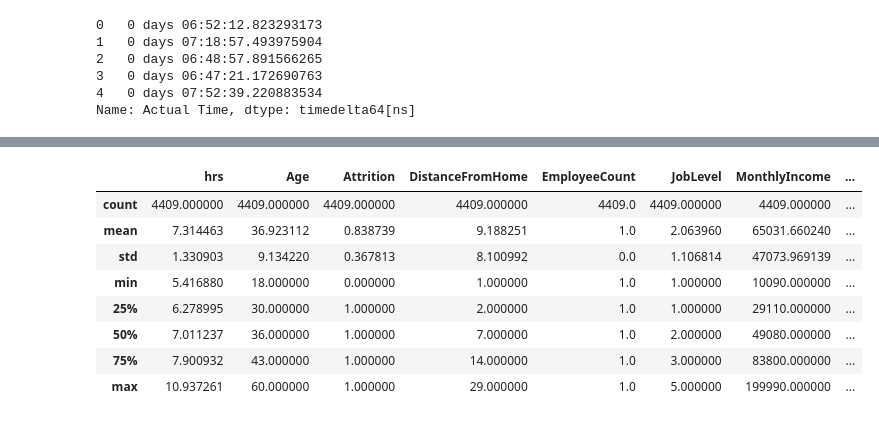
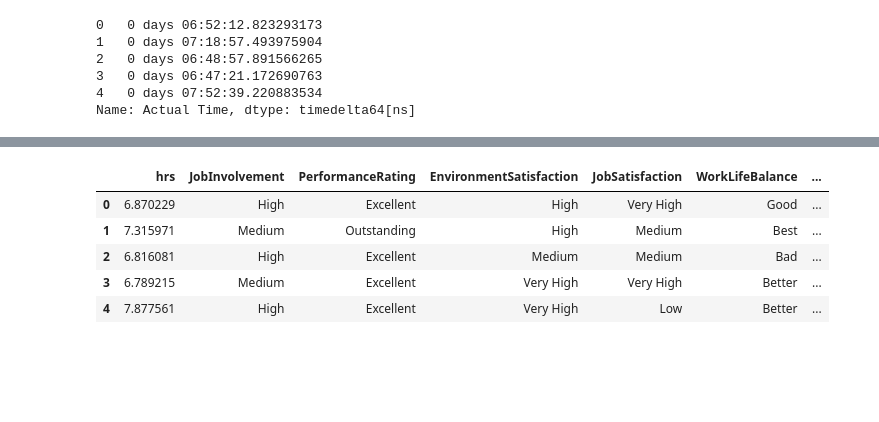
Before and after one commit to SwenA/AI-Project, a Jupyter notebook: project.ipynb, the cells around one changed output, grey strips where cells are left out. Drawn from its saved outputs; the diff is of its cells as text; code cells hidden in the pictures; blank space fills up the shorter version.

```diff
--- a/project.ipynb
+++ b/project.ipynb
@@ -267,15 +231,12 @@ all_data['JobSatisfaction'] = all_data['JobSatisfaction'].replace({ 1 : 'Low', 2
 all_data['PerformanceRating'] = all_data['PerformanceRating'].replace({ 1 : 'Low', 2: 'Good',3: 'Excellent',4: 'Outstanding'})
 all_data['WorkLifeBalance'] = all_data['WorkLifeBalance'].replace({ 1 : 'Bad', 2: 'Good',3: 'Better',4: 'Best'})
 # %%
-all_data.describe()
+all_data.head()
 # %% [output]
-|  | hrs | Age | Attrition | DistanceFromHome | EmployeeCount | JobLevel | MonthlyIncome | ... |
-| count | 4409.000000 | 4409.000000 | 4409.000000 | 4409.000000 | 4409.0 | 4409.000000 | 4409.000000 | ... |
-| mean | 7.314463 | 36.923112 | 0.838739 | 9.188251 | 1.0 | 2.063960 | 65031.660240 | ... |
-| std | 1.330903 | 9.134220 | 0.367813 | 8.100992 | 0.0 | 1.106814 | 47073.969139 | ... |
-| min | 5.416880 | 18.000000 | 0.000000 | 1.000000 | 1.0 | 1.000000 | 10090.000000 | ... |
-| 25% | 6.278995 | 30.000000 | 1.000000 | 2.000000 | 1.0 | 1.000000 | 29110.000000 | ... |
-| 50% | 7.011237 | 36.000000 | 1.000000 | 7.000000 | 1.0 | 2.000000 | 49080.000000 | ... |
-| 75% | 7.900932 | 43.000000 | 1.000000 | 14.000000 | 1.0 | 3.000000 | 83800.000000 | ... |
-| max | 10.937261 | 60.000000 | 1.000000 | 29.000000 | 1.0 | 5.000000 | 199990.000000 | ... |
+|  | hrs | JobInvolvement | PerformanceRating | EnvironmentSatisfaction | JobSatisfaction | WorkLifeBalance | ... |
+| 0 | 6.870229 | High | Excellent | High | Very High | Good | ... |
+| 1 | 7.315971 | Medium | Outstanding | High | Medium | Best | ... |
+| 2 | 6.816081 | High | Excellent | Medium | Medium | Bad | ... |
+| 3 | 6.789215 | Medium | Excellent | Very High | Very High | Better | ... |
+| 4 | 7.877561 | High | Excellent | Very High | Low | Better | ... |
 # %%
```
Also changed, not shown: parts of 22 cells of this notebook.
